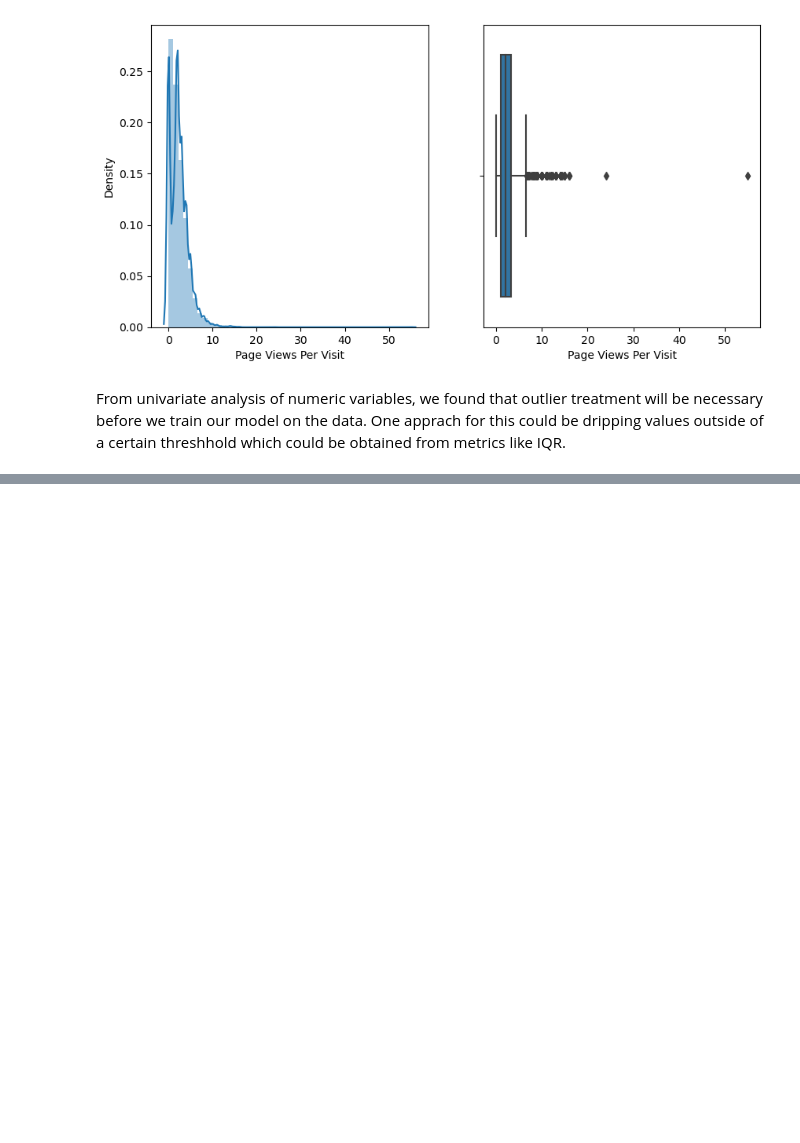
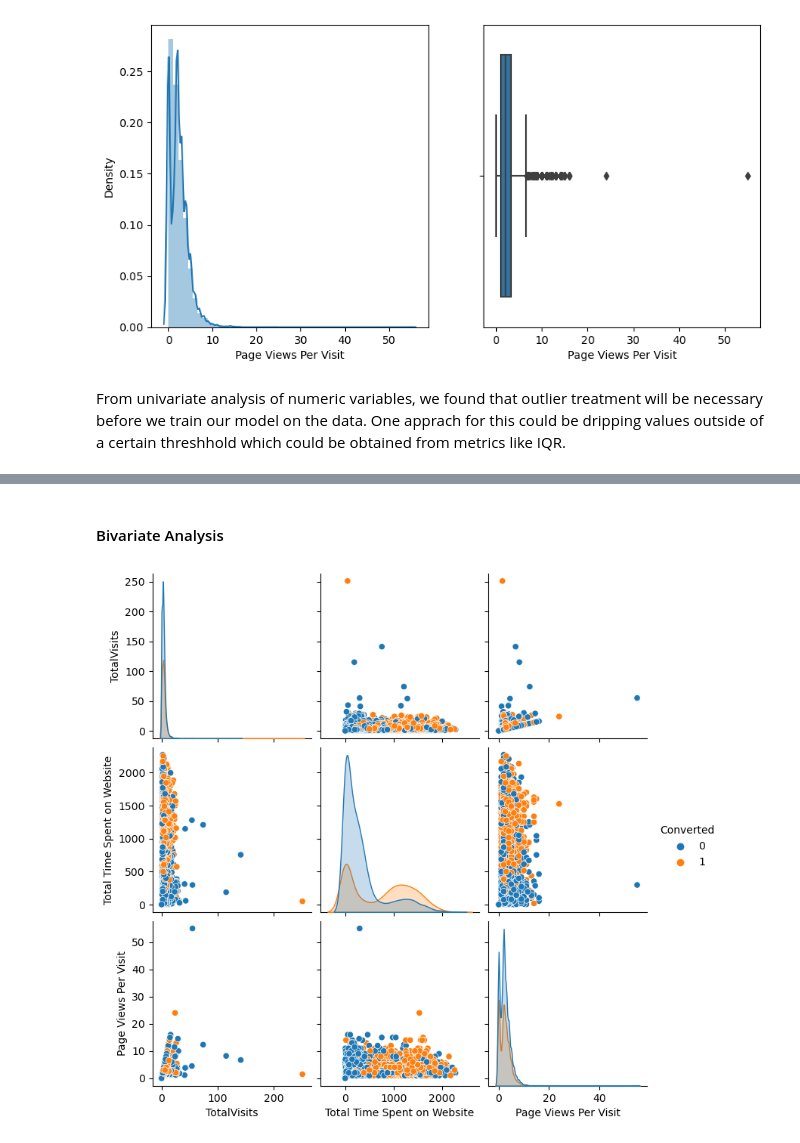
Before and after one commit to tthakur2015/Lead-Scoring-Logistic-Regression-Model, a Jupyter notebook: Case Study Notebook.ipynb, the cells around one changed output, grey strips where cells are left out. Drawn from its saved outputs; the diff is of its cells as text; code cells hidden in the pictures; blank space fills up the shorter version.

```diff
--- a/Case Study Notebook.ipynb
+++ b/Case Study Notebook.ipynb
@@ -170,8 +181,8 @@ Mean for activity score non-converted: 16.03500321130379
 There is no difference in the number of missing and mean values for these columns they can be dropped. In addition to this, we can also drop the following columns:
 - Tags, Lead Profile,
 # %%
-raw_data.drop(columns = ["Asymmetrique Profile Score",
+raw_data_1 = raw_data.drop(columns = ["Asymmetrique Profile Score",
                         "Asymmetrique Activity Score",
                         "Asymmetrique Profile Index",
-                        "Asymmetrique Activity Index"], inplace = True)
+                        "Asymmetrique Activity Index"])
 # %%
@@ -227,17 +238,17 @@ We can clearly see that there is a distinction between the percentage of NaNs fo
 We can also drop lead quality because its value is assigned based on "intuition of the employee" assigned to the lead and may cause bias. Lead quality can also be dropped as based on the levels of this categorical variable the information contained is very similar to lead quality and can be interpreted from other variables.
 # %%
 # Dropping Tags and Country column
-raw_data.drop(columns=["Tags", "Country", "Lead Quality", "Lead Profile"], inplace = True)
+raw_data_1.drop(columns=["Tags", "Country", "Lead Quality", "Lead Profile"], inplace = True)
 
 # Replacing the NaNs with No Answer for the rest of the columns
 fil_cols = [ "How did you hear about X Education", "What is your current occupation",
            "What matters most to you in choosing a course", "City", "Specialization"]
 
 for i in fil_cols:
-    raw_data.fillna(value = {i:"Select"}, inplace = True)
+    raw_data_1.fillna(value = {i:"Select"}, inplace = True)
 
 
-raw_data.head()
+raw_data_1.head()
 # %% [output]
 |  | Lead Origin | Lead Source | Do Not Email | Do Not Call | Converted | TotalVisits | Total Time Spent on Website | ... |
 | 0 | API | Olark Chat | No | No | 0 | 0.0 | 0 | ... |
@@ -411,0 +433,9 @@ posx and posy should be finite values
+# %% [markdown]
+#### Bivariate Analysis
+# %%
+# Bivariate analysis for the numeric columns
+
+sns.pairplot(raw_data_2.select_dtypes(include = "number"),hue='Converted')
+plt.show()
+# %% [output]
+[figure, added]
```
Also changed, not shown: parts of 50 cells of this notebook.
